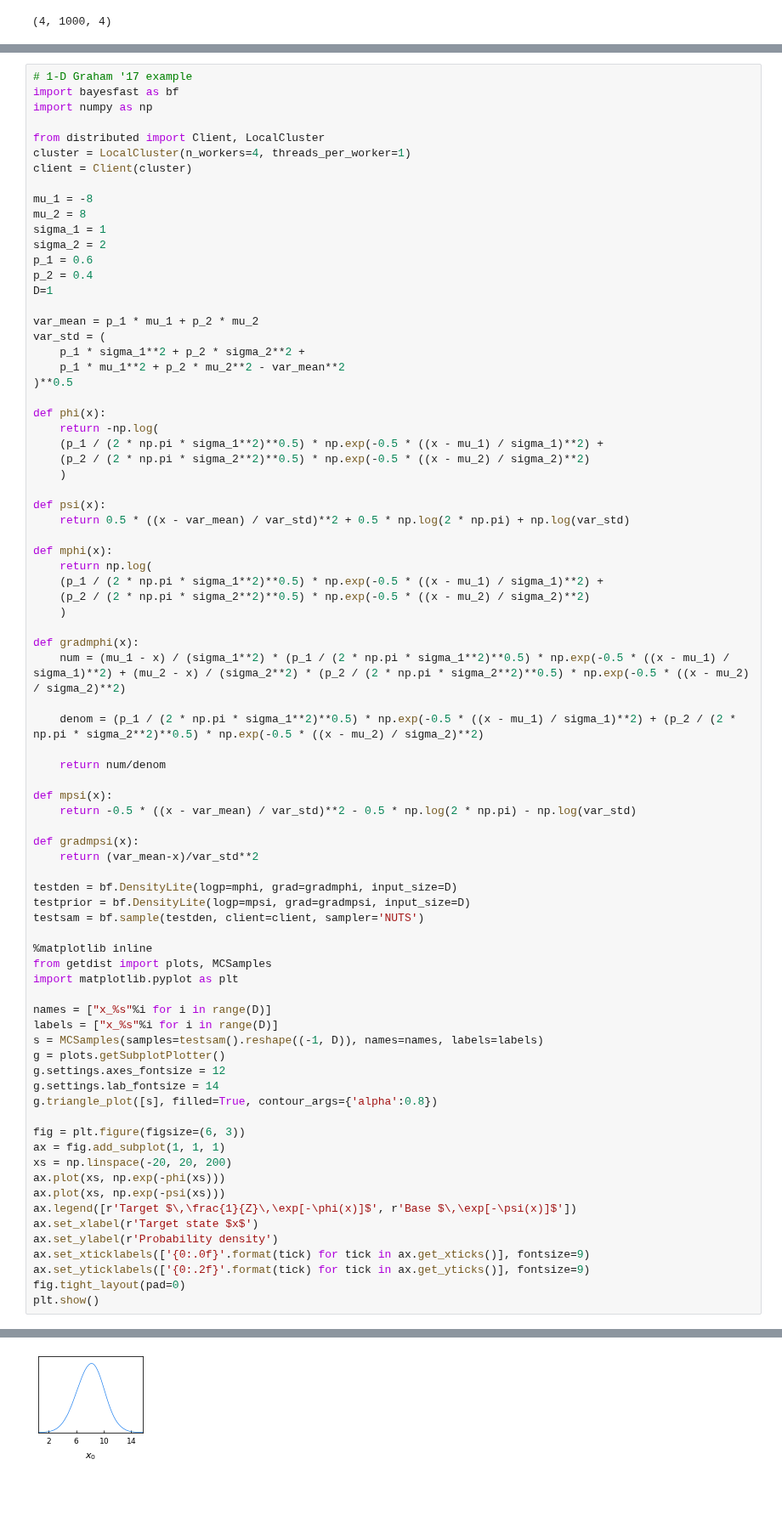
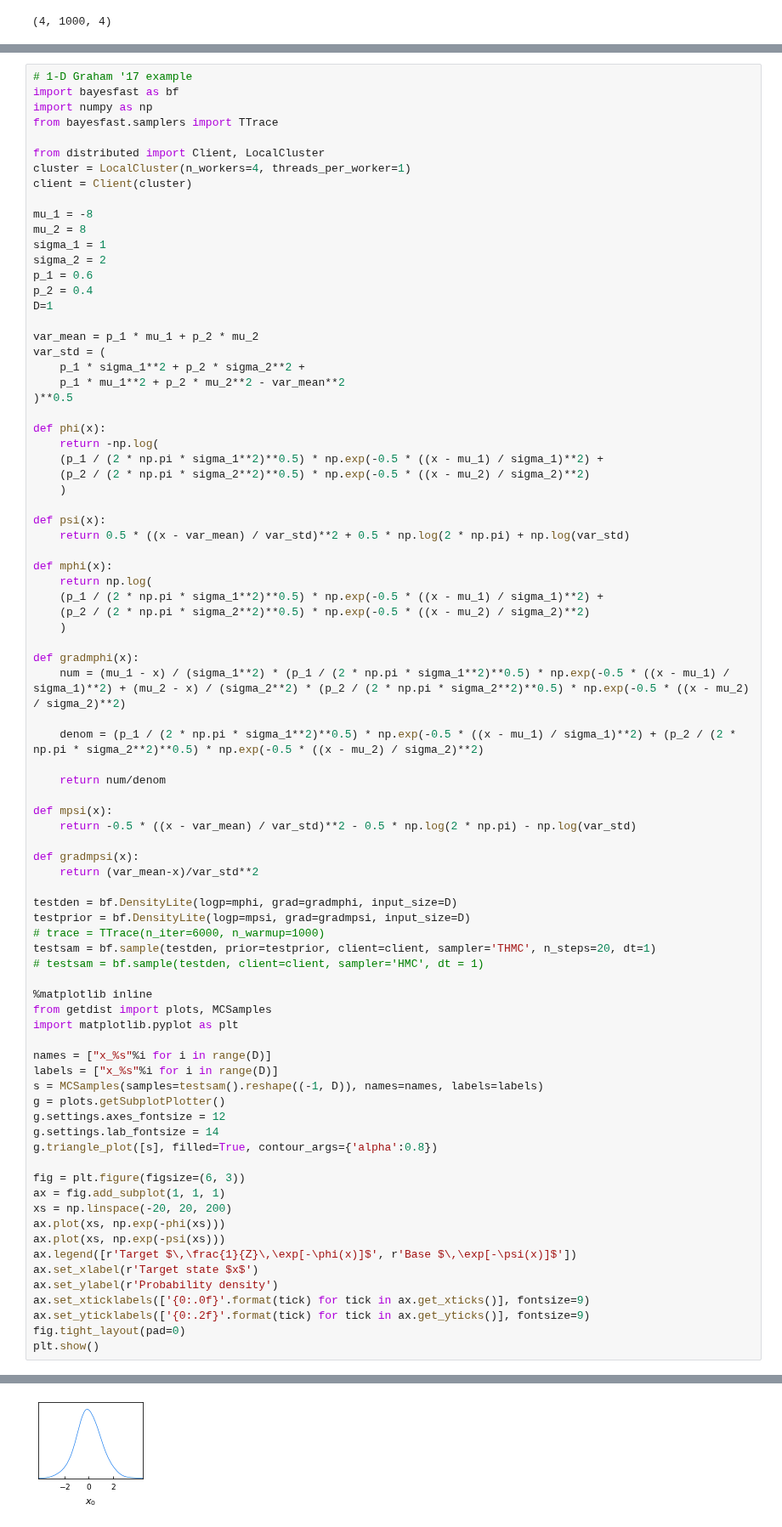
Before and after one commit to h3jia/bayesfast, a Jupyter notebook: examples/sample-2.ipynb, the cells around one changed output, grey strips where cells are left out. Shown at 85% size. Cells and saved outputs as stored; diff of their text form; blank space fills up the shorter version.

Commit message:
added standard hmc and capability for thmc to use standard hmc or nuts

```diff
--- a/examples/sample-2.ipynb
+++ b/examples/sample-2.ipynb
@@ -208,6 +208,7 @@ Removed no burn in
 # 1-D Graham '17 example
 import bayesfast as bf
 import numpy as np
+from bayesfast.samplers import TTrace
 
 from distributed import Client, LocalCluster
 cluster = LocalCluster(n_workers=4, threads_per_worker=1)
@@ -257,7 +258,9 @@ def gradmpsi(x):
 
 testden = bf.DensityLite(logp=mphi, grad=gradmphi, input_size=D)
 testprior = bf.DensityLite(logp=mpsi, grad=gradmpsi, input_size=D)
-testsam = bf.sample(testden, client=client, sampler='NUTS')
+# trace = TTrace(n_iter=6000, n_warmup=1000)
+testsam = bf.sample(testden, prior=testprior, client=client, sampler='THMC', n_steps=20, dt=1)
+# testsam = bf.sample(testden, client=client, sampler='HMC', dt = 1)
 
 %matplotlib inline
 from getdist import plots, MCSamples
@@ -307,5 +310,5 @@ Hosting the diagnostics dashboard on a random port instead.
 Removed no burn in
-[figure, old version]
+[figure, new version]
 [figure]
 # %%
 import bayesfast as bf
```
Also changed, not shown: parts of 3 cells of this notebook, 8 other files.
